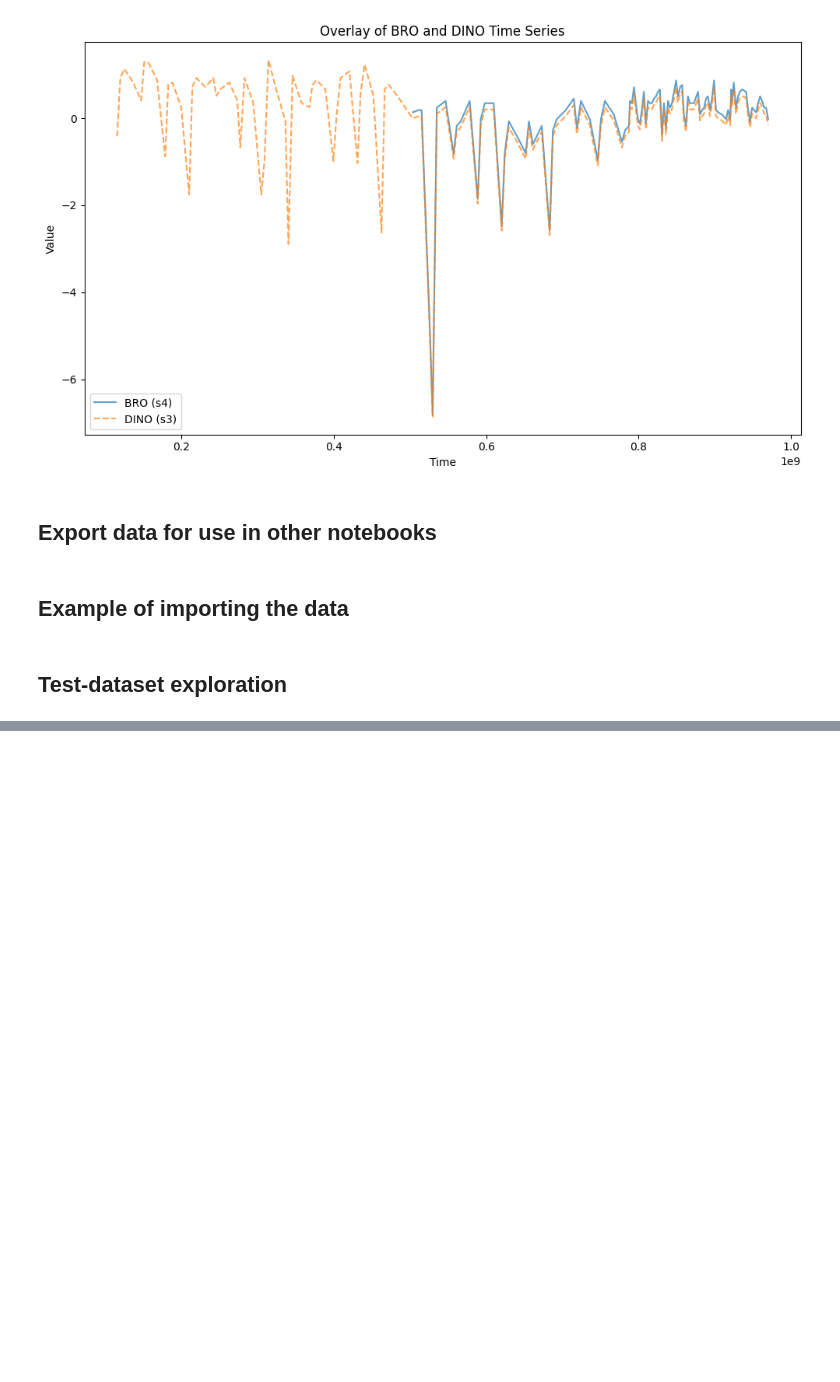
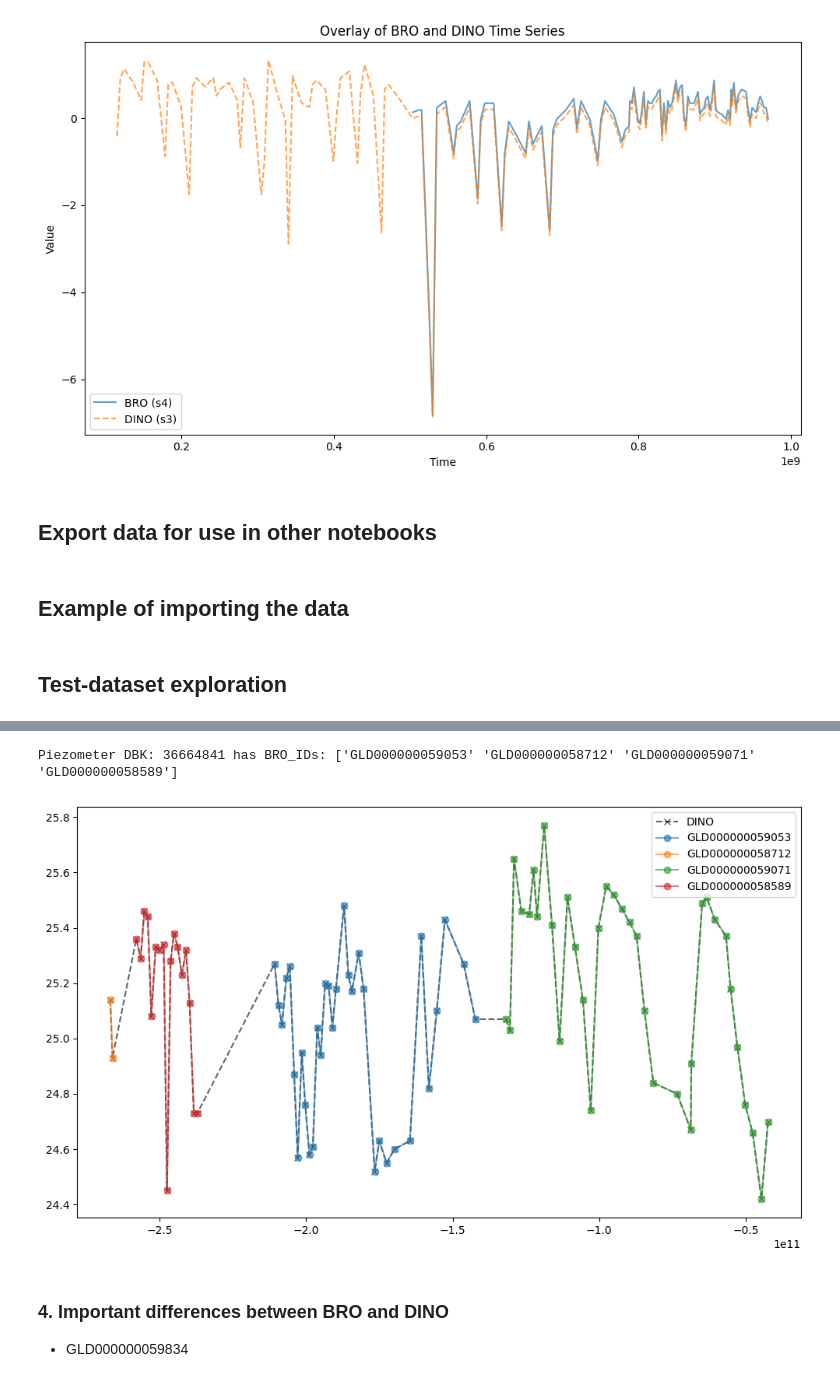
Before and after one commit to luisaforozco/exploration_gw_time_series, a Jupyter notebook: notebooks/data_exploration/data_exploration.ipynb, the cells around one changed output, grey strips where cells are left out. Drawn from its saved outputs; the diff is of its cells as text; code cells hidden in the pictures; blank space fills up the shorter version.

```diff
--- a/notebooks/data_exploration/data_exploration.ipynb
+++ b/notebooks/data_exploration/data_exploration.ipynb
@@ -162,0 +206,27 @@ Max length: 30275, Min length: 2
+# %%
+with open("../../data/piezo_multiple_bro_id.pkl", "rb") as f:
+    piezo_multiple_bro_id = pickle.load(f)
+# %%
+import sys
+sys.path.append('../../src')
+import utils_bro, utils_dino, random
+#piezo_dbk = '36583699'
+piezo_dbk = random.sample(list(piezo_multiple_bro_id.keys()), 1)[0]
+bro_ids = piezo_multiple_bro_id[piezo_dbk]
+print(f"Piezometer DBK: {piezo_dbk} has BRO_IDs: {bro_ids}")
+
+plt.figure(figsize=(10, 6))
+dino_ts = utils_dino.get_DINO_data_by_piezometer(piezo_dbk)[['monitor_date', 'value']].values
+plt.plot(dino_ts[:, 0], dino_ts[:, 1], label='DINO', alpha=0.6, linestyle='--', marker='x', color='k')
+for gld in bro_ids:
+    bro_ts = utils_bro.get_bro_data(gld).iloc[:, [0, -1]].values
+    plt.plot(bro_ts[:, 0], bro_ts[:, 1], label=gld, alpha=0.6, marker='o')
+plt.legend()
+plt.tight_layout()
+plt.show()
+# %% [output]
+Piezometer DBK: 36664841 has BRO_IDs: ['GLD000000059053' 'GLD000000058712' 'GLD000000059071' 'GLD000000058589']
+[figure, added]
+# %% [markdown]
+### 4. Important differences between BRO and DINO
+- GLD000000059834
```
Also changed, not shown: parts of 10 cells of this notebook, 1 other file.
